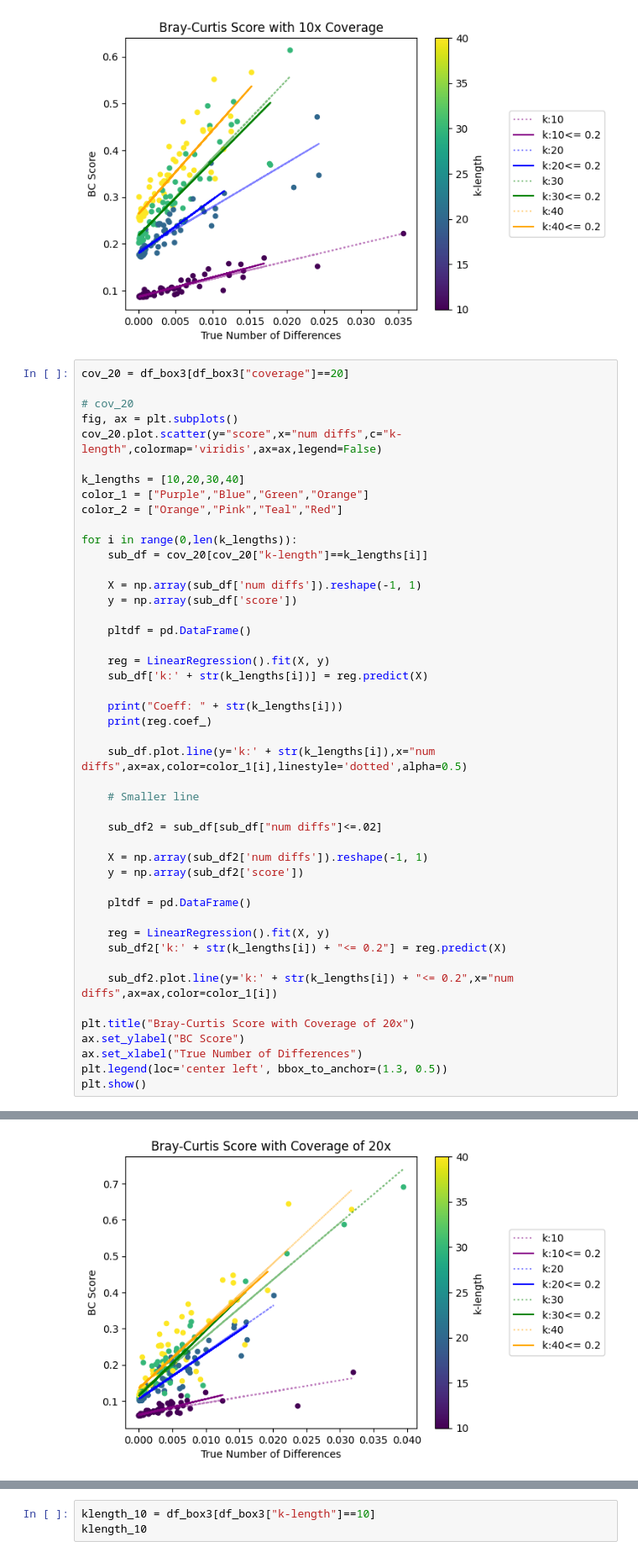
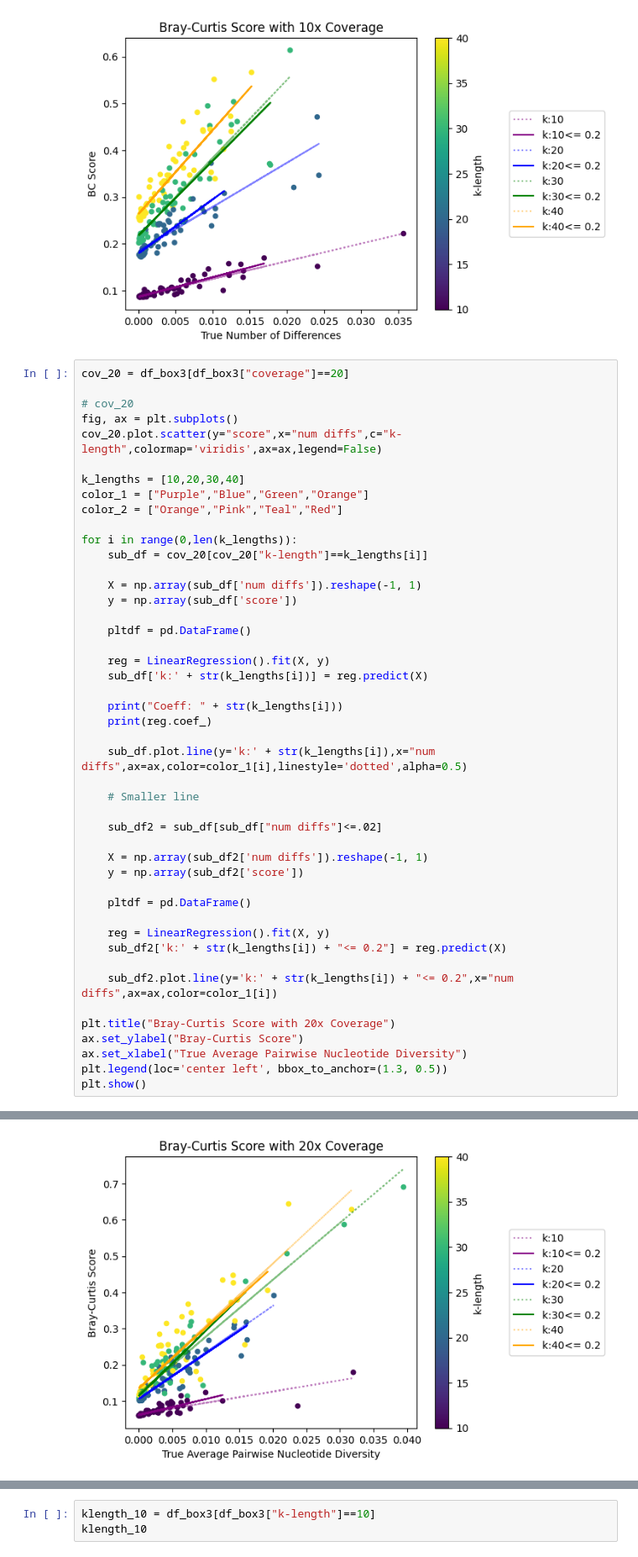
Before and after one commit to rhit-davisoc/KmerThesis, a Jupyter notebook: plots/plots_5count.ipynb, the cells around one changed output, grey strips where cells are left out. Shown at 84% size. Drawn from its saved outputs; the diff is of its cells as text.

```diff
--- a/plots/plots_5count.ipynb
+++ b/plots/plots_5count.ipynb
@@ -180,38 +180,38 @@ for i in range(0,len(k_lengths)):
 
     sub_df2.plot.line(y='k:' + str(k_lengths[i]) + "<= 0.2",x="num diffs",ax=ax,color=color_1[i])
 
-plt.title("Bray-Curtis Score with Coverage of 20x")
-ax.set_ylabel("BC Score")
-ax.set_xlabel("True Number of Differences")
+plt.title("Bray-Curtis Score with 20x Coverage")
+ax.set_ylabel("Bray-Curtis Score")
+ax.set_xlabel("True Average Pairwise Nucleotide Diversity")
 plt.legend(loc='center left', bbox_to_anchor=(1.3, 0.5))
 plt.show()
 # %% [output]
 A value is trying to be set on a copy of a slice from a DataFrame.
 Try using .loc[row_indexer,col_indexer] = value instead
 
 See the caveats in the documentation: https://pandas.pydata.org/pandas-docs/stable/user_guide/indexing.html#returning-a-view-versus-a-copy
   sub_df['k:' + str(k_lengths[i])] = reg.predict(X)
 A value is trying to be set on a copy of a slice from a DataFrame.
 Try using .loc[row_indexer,col_indexer] = value instead
 
 See the caveats in the documentation: https://pandas.pydata.org/pandas-docs/stable/user_guide/indexing.html#returning-a-view-versus-a-copy
   sub_df2['k:' + str(k_lengths[i]) + "<= 0.2"] = reg.predict(X)
 A value is trying to be set on a copy of a slice from a DataFrame.
 Try using .loc[row_indexer,col_indexer] = value instead
 ... (24 lines left out)
 Try using .loc[row_indexer,col_indexer] = value instead
 
 See the caveats in the documentation: https://pandas.pydata.org/pandas-docs/stable/user_guide/indexing.html#returning-a-view-versus-a-copy
   sub_df2['k:' + str(k_lengths[i]) + "<= 0.2"] = reg.predict(X)
 Coeff: 10
 [3.1078548]
 Coeff: 20
 [12.88961793]
 Coeff: 30
 [15.72051655]
 Coeff: 40
 [17.27757097]
-[figure, old version]
+[figure, new version]
 # %%
 cov_30 = df_box3[df_box3["coverage"]==30]
 # cov_10
```
Also changed, not shown: 46 other files.
